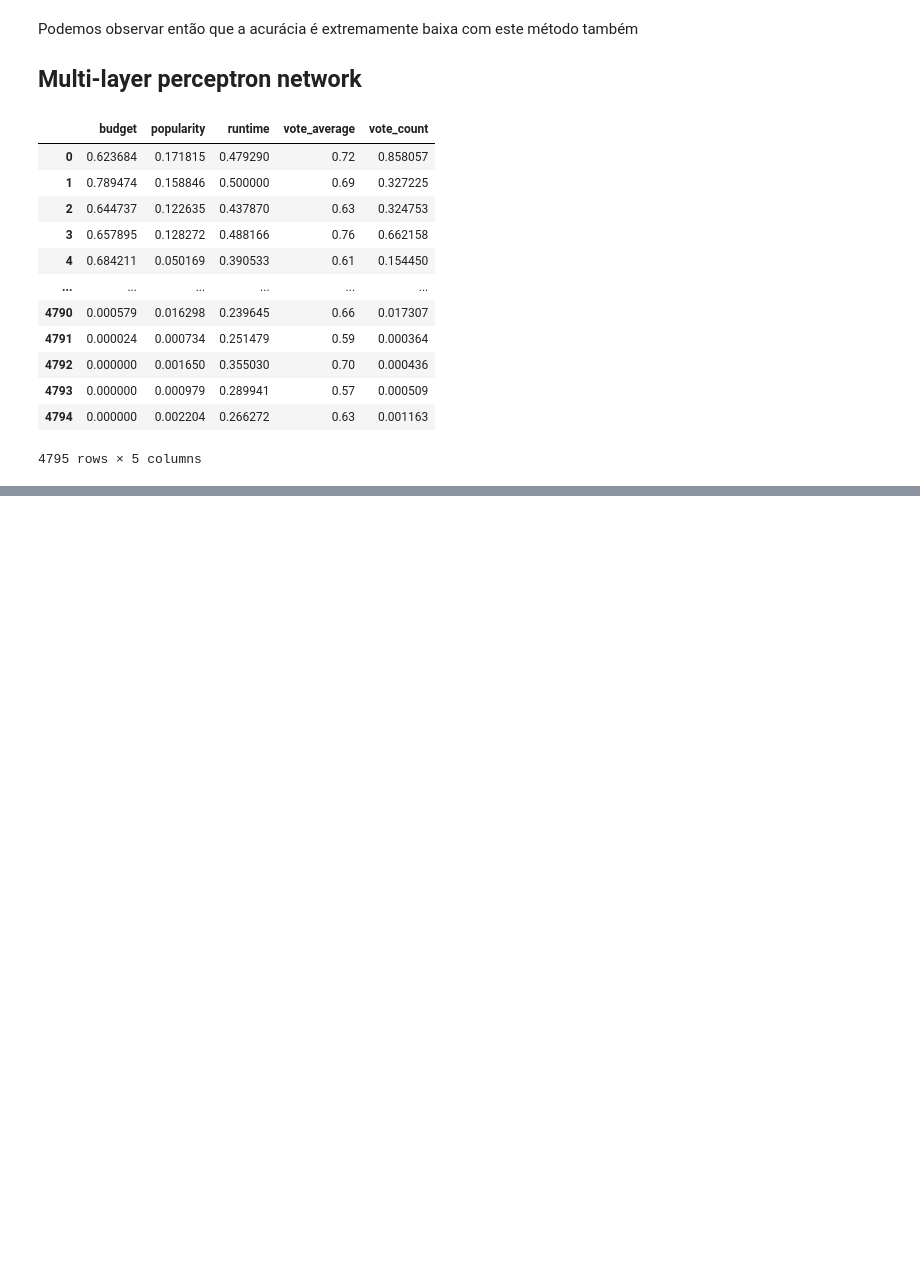
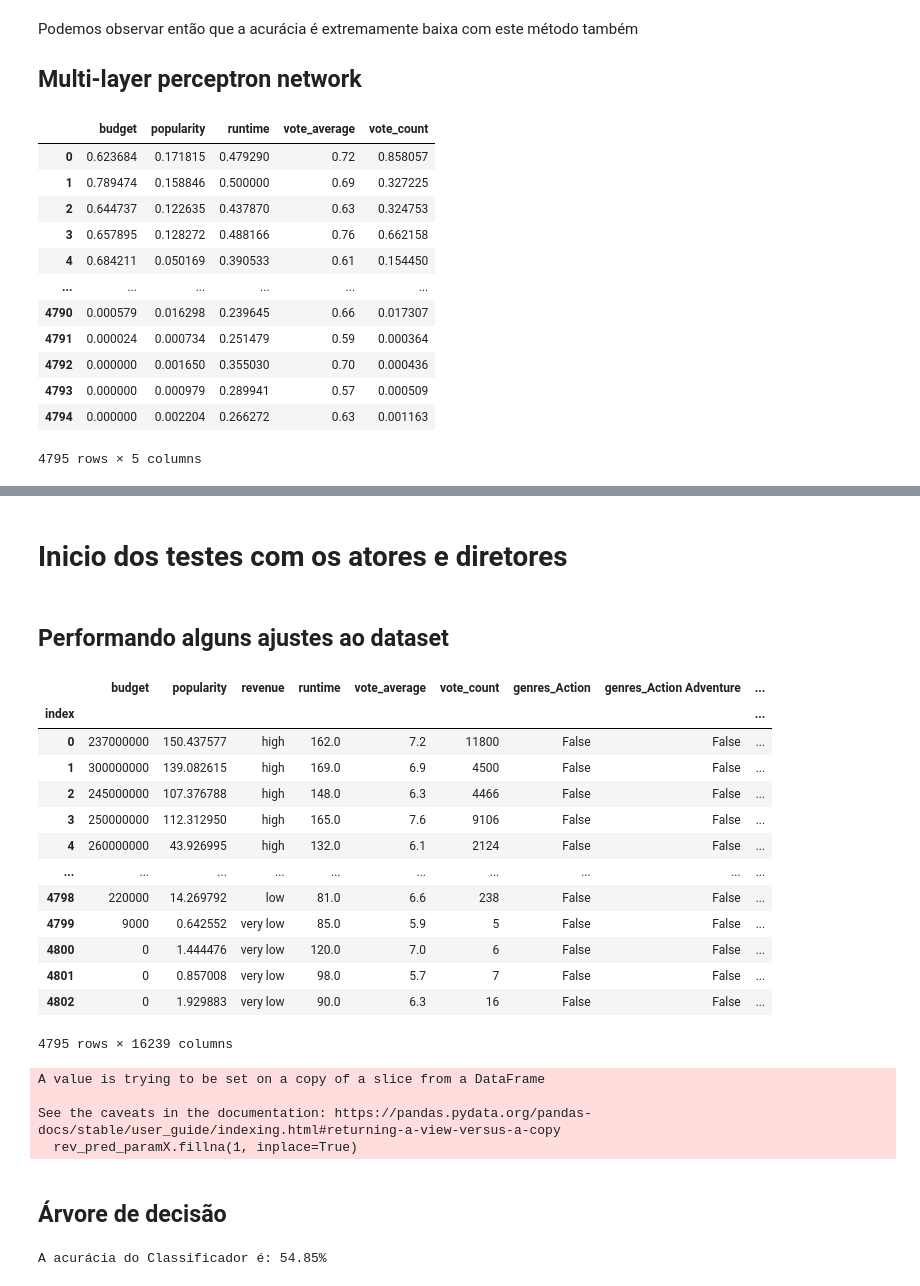
Before and after one commit to MatheusOde/TreinamentoIA, a Jupyter notebook: Treinamento IA.ipynb, the cells around one changed output, grey strips where cells are left out. Drawn from its saved outputs; the diff is of its cells as text; code cells hidden in the pictures; blank space fills up the shorter version.

```diff
--- a/Treinamento IA.ipynb
+++ b/Treinamento IA.ipynb
@@ -290,0 +278,52 @@ results[view].sort_values(by='rank_test_score')
+# %% [markdown]
+# Inicio dos testes com os atores e diretores
+# %% [markdown]
+## Performando alguns ajustes ao dataset
+# %%
+noise = np.random.randint(0, 101, size=dataset_dummies['revenue'].shape[0])
+dataset_dummies['revenue'] = dataset_dummies['revenue'] + noise
+
+dataset_dummies_rev_class = pd.qcut(dataset_dummies['revenue'], q=4, labels=['very low', 'low', 'medium', 'high'])
+dataset_dummies['revenue'] = dataset_dummies_rev_class
+# %% [output]
+|  | budget | popularity | revenue | runtime | vote_average | vote_count | genres_Action | genres_Action Adventure | ... |
+| index |  |  |  |  |  |  |  |  | ... |
+| 0 | 237000000 | 150.437577 | high | 162.0 | 7.2 | 11800 | False | False | ... |
+| 1 | 300000000 | 139.082615 | high | 169.0 | 6.9 | 4500 | False | False | ... |
+| 2 | 245000000 | 107.376788 | high | 148.0 | 6.3 | 4466 | False | False | ... |
+| 3 | 250000000 | 112.312950 | high | 165.0 | 7.6 | 9106 | False | False | ... |
+| 4 | 260000000 | 43.926995 | high | 132.0 | 6.1 | 2124 | False | False | ... |
+| ... | ... | ... | ... | ... | ... | ... | ... | ... | ... |
+| 4798 | 220000 | 14.269792 | low | 81.0 | 6.6 | 238 | False | False | ... |
+| 4799 | 9000 | 0.642552 | very low | 85.0 | 5.9 | 5 | False | False | ... |
+| 4800 | 0 | 1.444476 | very low | 120.0 | 7.0 | 6 | False | False | ... |
+| 4801 | 0 | 0.857008 | very low | 98.0 | 5.7 | 7 | False | False | ... |
+| 4802 | 0 | 1.929883 | very low | 90.0 | 6.3 | 16 | False | False | ... |
+4795 rows × 16239 columns
+# %%
+rev_pred_paramX = dataset_dummies.loc[:, dataset_dummies.columns != 'revenue']
+rev_pred_paramY = np.array(dataset_dummies.loc[:, dataset_dummies.columns == 'revenue']).ravel()
+rev_pred_paramX.fillna(1, inplace=True)
+rev_pred_paramY = np.nan_to_num(rev_pred_paramY, nan=1)
+# %% [output]
+A value is trying to be set on a copy of a slice from a DataFrame
+
+See the caveats in the documentation: https://pandas.pydata.org/pandas-docs/stable/user_guide/indexing.html#returning-a-view-versus-a-copy
+  rev_pred_paramX.fillna(1, inplace=True)
+# %% [markdown]
+## Árvore de decisão
+# %%
+from sklearn.model_selection import train_test_split
+
+X_train, X_test, y_train, y_test = train_test_split(rev_pred_paramX, rev_pred_paramY, test_size=0.20, stratify=rev_pred_paramY, random_state=42)
+
+
+clf = DecisionTreeClassifier(criterion='gini', random_state=42)
+
+clf.fit(X_train, y_train)
+predict = clf.predict(X_test)
+
+acc = accuracy_score(y_test, predict)
+print(f'A acurácia do Classificador é: {acc :.2%}')
+# %% [output]
+A acurácia do Classificador é: 54.85%
```
Also changed, not shown: parts of 10 cells of this notebook.
